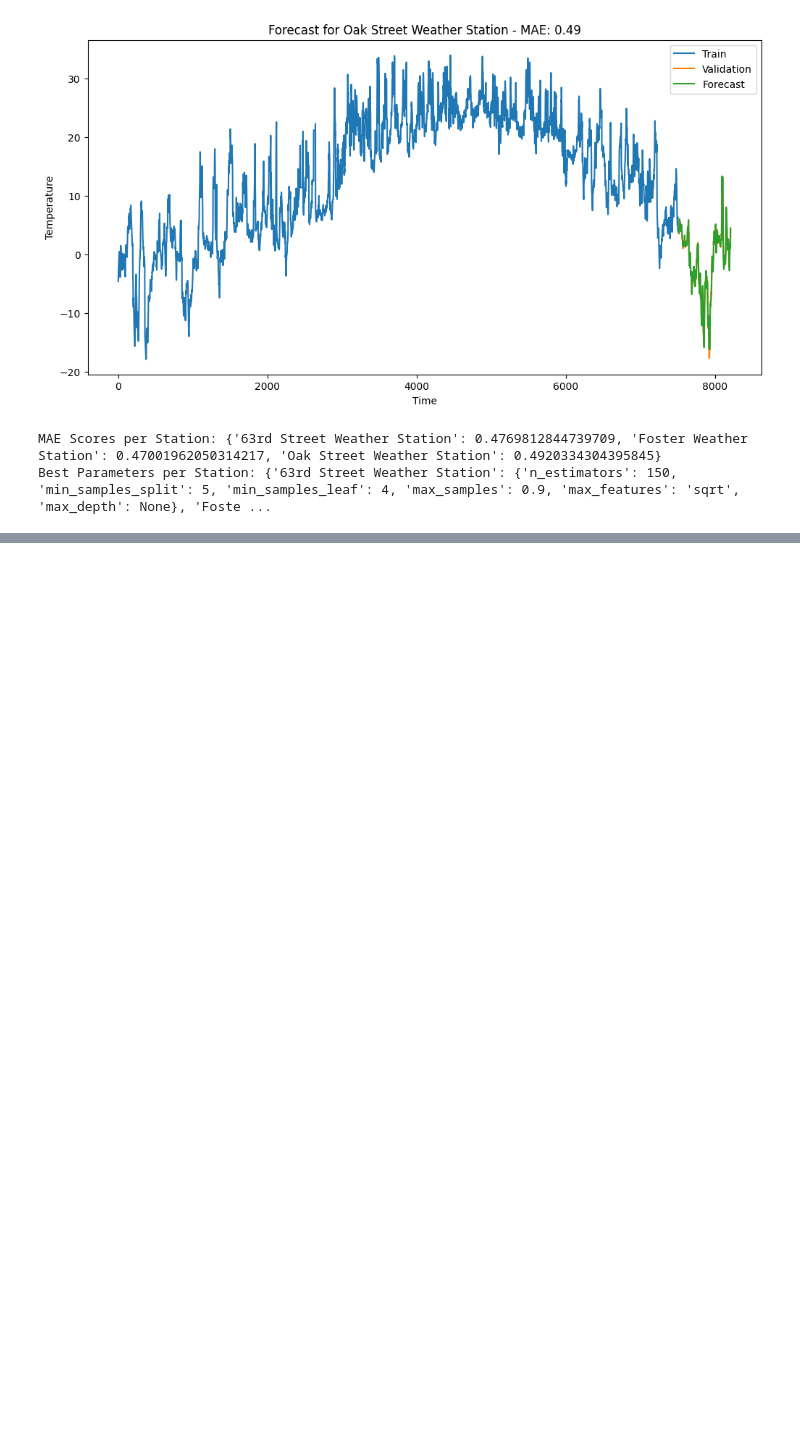
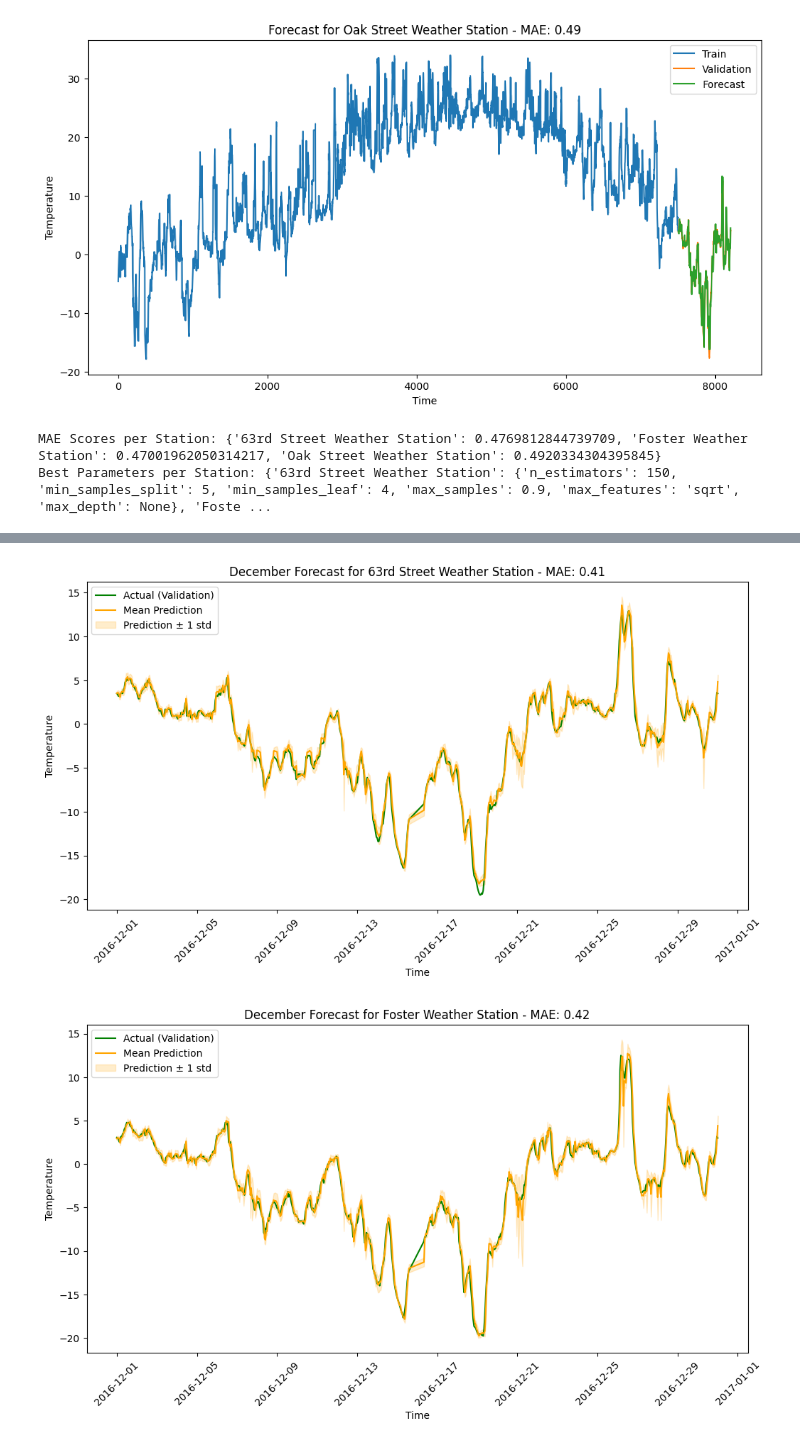
Before and after one commit to NathanielCogneaux/Weather_Forecast_Ideas, a Jupyter notebook: models/Random Forest.ipynb, the cells around one changed output, grey strips where cells are left out. Drawn from its saved outputs; the diff is of its cells as text; code cells hidden in the pictures; blank space fills up the shorter version.

```diff
--- a/models/Random Forest.ipynb
+++ b/models/Random Forest.ipynb
@@ -370,60 +374,80 @@ weather_data.set_index('Measurement Timestamp', inplace=True)
 # Pivot the data by station name and fill any missing values
 df_pivot = weather_data.pivot(columns='Station Name', values='Air Temperature')
 df_pivot = df_pivot.fillna(method='ffill').fillna(method='bfill')
 
 # Generate lagged features
 station_names = df_pivot.columns
 lagged_data = pd.DataFrame()
 
 # Create lagged features for each station
 for station in station_names:
     for lag in range(1, 8):  # 7 hours lag
         lagged_data[f'{station}_lag{lag}'] = df_pivot[station].shift(lag)
 
 # Add each station's current value as a target
 for station in station_names:
     lagged_data[f'target_{station}'] = df_pivot[station]
 
 # Drop rows with NaN values after creating lags
 lagged_data = lagged_data.dropna()
 
 # Split data into training (before December) and validation (December only)
 train_data = lagged_data[lagged_data.index < '2016-12-01']
-val_data = lagged_data[(lagged_data.index >= '2016-12-01') & (val_data.index <= '2016-12-31')]
+val_data = lagged_data[(lagged_data.index >= '2016-12-01') & (lagged_data.index <= '2016-12-31')]
 
-# Select one station for demonstration (e.g., the first station)
-station = station_names[0]
+# Dictionary to store results for each station
+mae_scores = {}
+forecast_results = {}
 
-# Define X and y for training and validation
-X_train = train_data.drop(columns=[f'target_{s}' for s in station_names])
-y_train = train_data[f'target_{station}']
-X_val = val_data.drop(columns=[f'target_{s}' for s in station_names])
-y_val = val_data[f'target_{station}']
+# Train and predict for each station
+for station in station_names:
+    X_train = train_data.drop(columns=[f'target_{s}' for s in station_names])
+    y_train = train_data[f'target_{station}']
+    X_val = val_data.drop(columns=[f'target_{s}' for s in station_names])
+    y_val = val_data[f'target_{station}']
 
-# Train a single Random Forest model
-model = RandomForestRegressor(n_estimators=100, random_state=123, oob_score=True)
-model.fit(X_train, y_train)
+    # Train a single RandomForestRegressor model with predefined parameters
+    model = RandomForestRegressor(n_estimators=100, random_state=123) #max_depth=10, min_samples_split=5, min_samples_leaf=2, max_features='sqrt', , oob_score=True
 
-# Get predictions from each tree in the forest for the validation set
-all_tree_predictions = np.array([tree.predict(X_val) for tree in model.estimators_])
+    model.fit(X_train, y_train)
 
-# Calculate mean and standard deviation of predictions across all trees
-mean_predictions = np.mean(all_tree_predictions, axis=0)
-std_predictions = np.std(all_tree_predictions, axis=0)
+    # Get predictions from each tree in the forest for the validation set
+    all_tree_predictions = np.array([tree.predict(X_val.values) for tree in model.estimators_])
 
-# Compute MAE for the mean predictions
-mae = mean_absolute_error(y_val, mean_predictions)
-print(f"MAE for {station}: {mae:.2f}")
+    # Calculate mean and standard deviation of predictions across all trees
+    mean_predictions = np.mean(all_tree_predictions, axis=0)
+    std_predictions = np.std(all_tree_predictions, axis=0)
 
-# Plot the mean prediction with ± standard deviation as an uncertainty interval
-plt.figure(figsize=(12, 6))
-plt.plot(y_val.index, y_val.values, label="Actual", color="blue")
-plt.plot(y_val.index, mean_predictions, label="Mean Prediction", color="orange")
-plt.fill_between(y_val.index, mean_predictions - std_predictions, mean_predictions + std_predictions,
-                 color="orange", alpha=0.2, label="Prediction ± 1 std")
-plt.title(f"Forecast for {station} - MAE: {mae:.2f}")
-plt.xlabel("Time")
-plt.ylabel("Temperature")
-plt.legend()
-plt.show()
+    # Compute MAE for the mean predictions
+    mae_scores[station] = mean_absolute_error(y_val, mean_predictions)
+
+    # Store the forecast, validation, and training sets for plotting
+    forecast_results[station] = {
+        'validation': y_val,
+        'forecast': mean_predictions,
+        'std': std_predictions
+    }
+
+# Plot only the December forecast with uncertainty band for each station
+for station in station_names:
+    results = forecast_results[station]
+
+    plt.figure(figsize=(12, 6))
+    plt.plot(results['validation'].index, results['validation'].values, label="Actual (Validation)", color="green")
+    plt.plot(results['validation'].index, results['forecast'], label="Mean Prediction", color="orange")
+    plt.fill_between(results['validation'].index,
+                     results['forecast'] - results['std'],
+                     results['forecast'] + results['std'],
+                     color="orange", alpha=0.2, label="Prediction ± 1 std")
+    plt.legend()
+    plt.title(f"December Forecast for {station} - MAE: {mae_scores[station]:.2f}")
+    plt.xlabel("Time")
+    plt.ylabel("Temperature")
+    plt.xticks(rotation=45)
+    plt.show()
+
+# Display MAE scores for each station
+print("MAE Scores per Station:", mae_scores)
 # %% [output]
+[figure, added]
+[figure, added]
```
Also changed, not shown: parts of 3 cells of this notebook, 1 other file.
